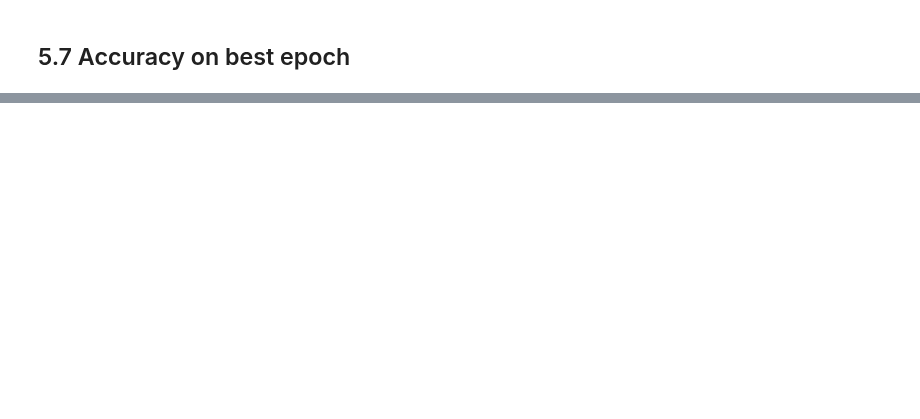
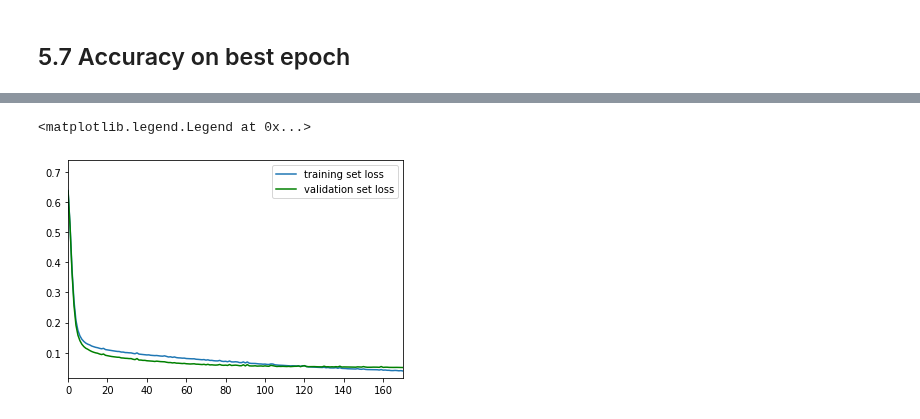
Before and after one commit to adamnpeace/comp90-cw1, a Jupyter notebook: q5/q5-ksenia.ipynb, the cells around one changed output, grey strips where cells are left out. Drawn from its saved outputs; the diff is of its cells as text; code cells hidden in the pictures; blank space fills up the shorter version.

```diff
--- a/q5/q5-ksenia.ipynb
+++ b/q5/q5-ksenia.ipynb
@@ -177,0 +433,8 @@ print("Accuracy on validation set =", accuracy_validation[ind])
+# %%
+plt.axis([0, epoch-130, min(min(loss_training), min(loss_validation)), max(max(loss_training), max(loss_validation)) + 0.1])
+plt.plot(loss_training, label='training set loss')
+plt.plot(loss_validation, color='green', label="validation set loss")
+plt.legend(loc='upper right')
+# %% [output]
+<matplotlib.legend.Legend at 0x...>
+[figure, added]
```
Also changed, not shown: parts of 31 cells of this notebook.
